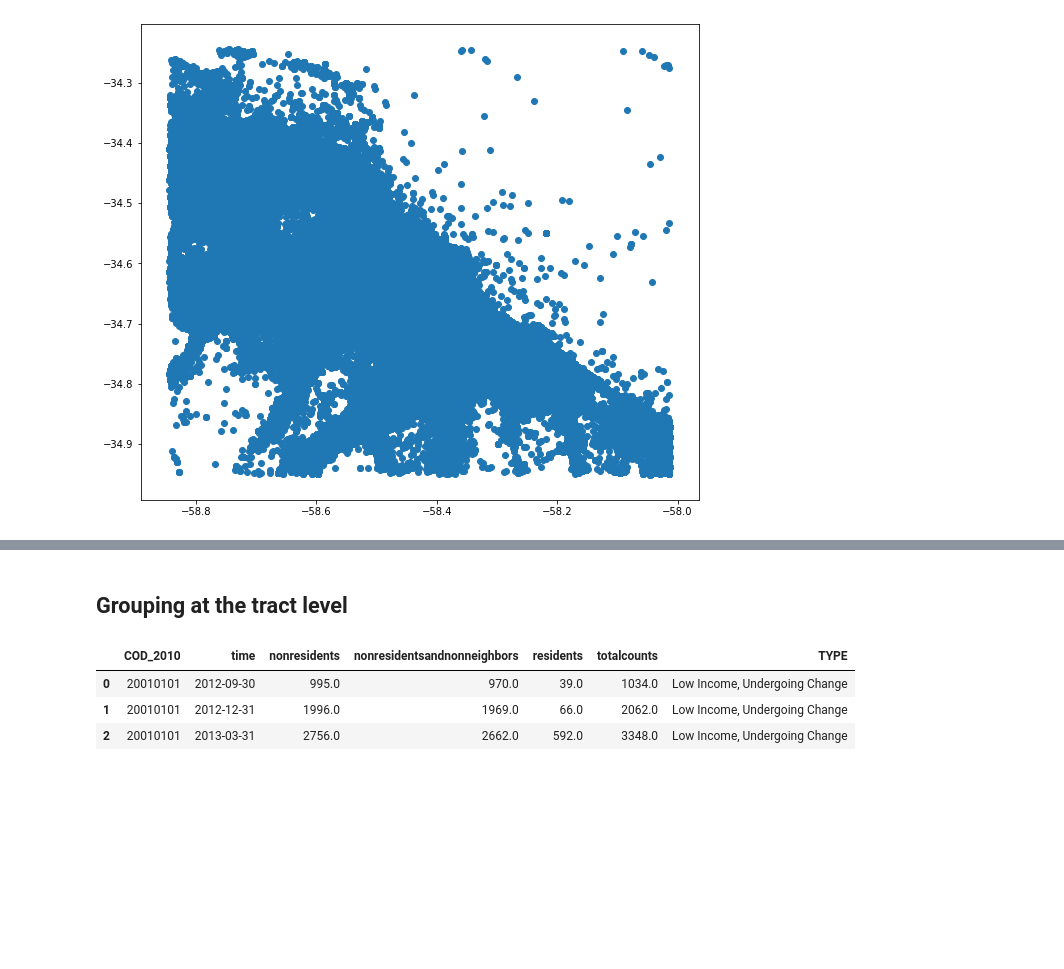
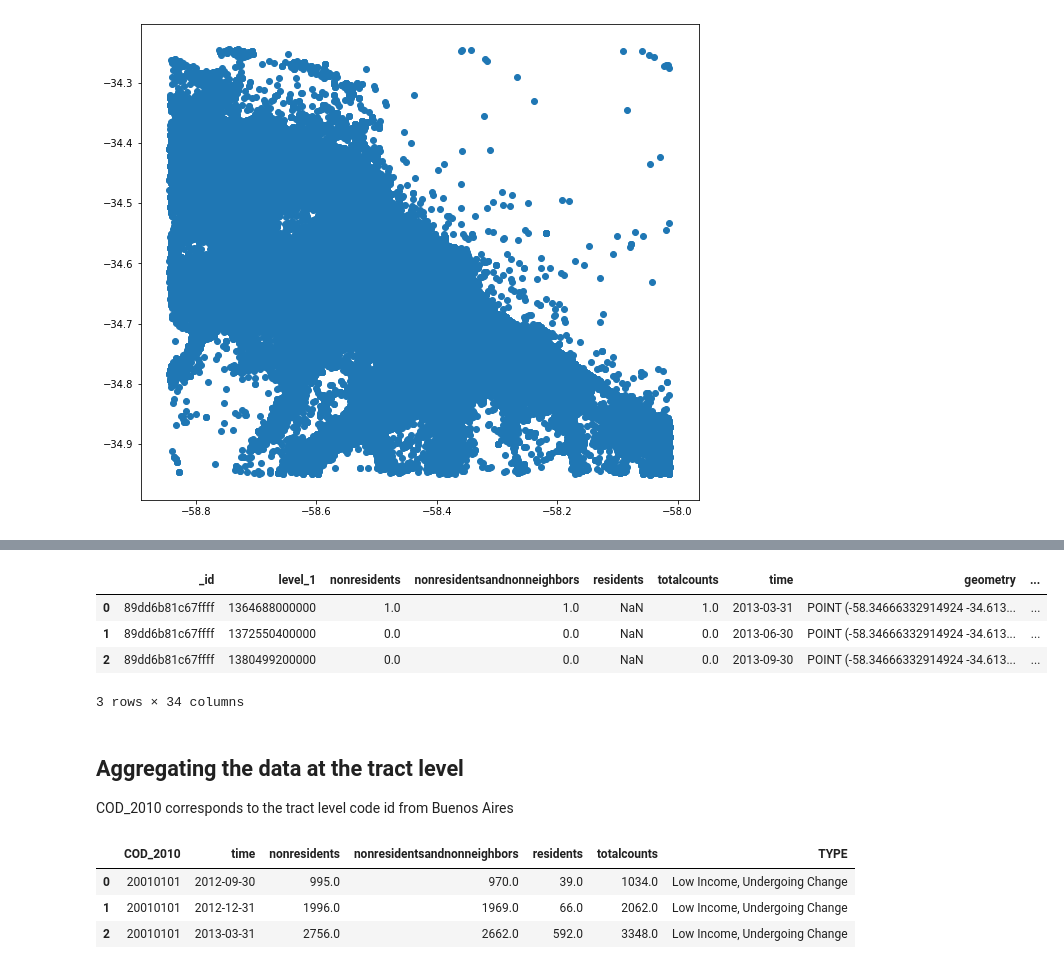
Before and after one commit to rpasquini/twitter_and_displacement, a Jupyter notebook: notebooks/Econometrics by typologies Buenos Aires.ipynb, the cells around one changed output, grey strips where cells are left out. Saved outputs shown, nothing was run; the diff lists cells and outputs as text; code cells hidden in the pictures; blank space fills up the shorter version.

```diff
--- a/notebooks/Econometrics by typologies Buenos Aires.ipynb
+++ b/notebooks/Econometrics by typologies Buenos Aires.ipynb
@@ -120,5 +98,16 @@ dfcentroids.plot()
-# %% [markdown]
-## Grouping at the tract level
+# %%
+# As you can see the data now incorporates the typologies
+dfcentroids.head(3)
+# %% [output]
+|  | _id | level_1 | nonresidents | nonresidentsandnonneighbors | residents | totalcounts | time | geometry | ... |
+| 0 | 89dd6b81c67ffff | 1364688000000 | 1.0 | 1.0 | NaN | 1.0 | 2013-03-31 | POINT (-58.34666332914924 -34.613... | ... |
+| 1 | 89dd6b81c67ffff | 1372550400000 | 0.0 | 0.0 | NaN | 0.0 | 2013-06-30 | POINT (-58.34666332914924 -34.613... | ... |
+| 2 | 89dd6b81c67ffff | 1380499200000 | 0.0 | 0.0 | NaN | 0.0 | 2013-09-30 | POINT (-58.34666332914924 -34.613... | ... |
+3 rows × 34 columns
+# %% [markdown]
+## Aggregating the data at the tract level
+
+COD_2010 corresponds to the tract level code id from Buenos Aires
 # %%
 df_tract_level=dfcentroids[['nonresidents','nonresidentsandnonneighbors','residents','totalcounts','COD_2010','time']].groupby(['COD_2010','time']).sum().reset_index()
 typologies_code=dfcentroids[['COD_2010','TYPE']].drop_duplicates()
```
Also changed, not shown: parts of 18 cells of this notebook, 1 other file.
